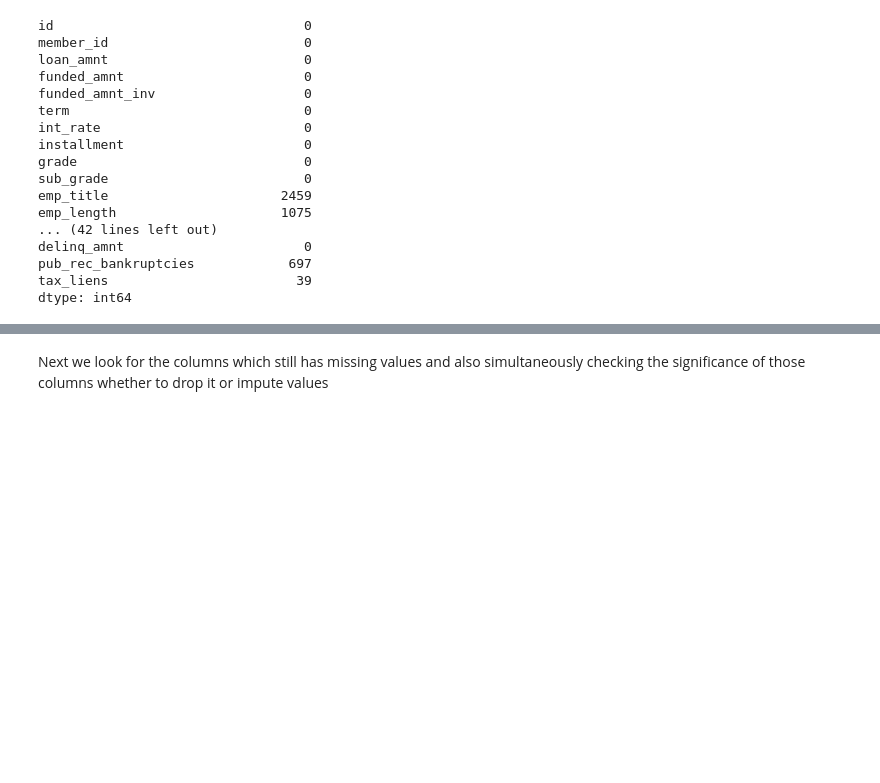
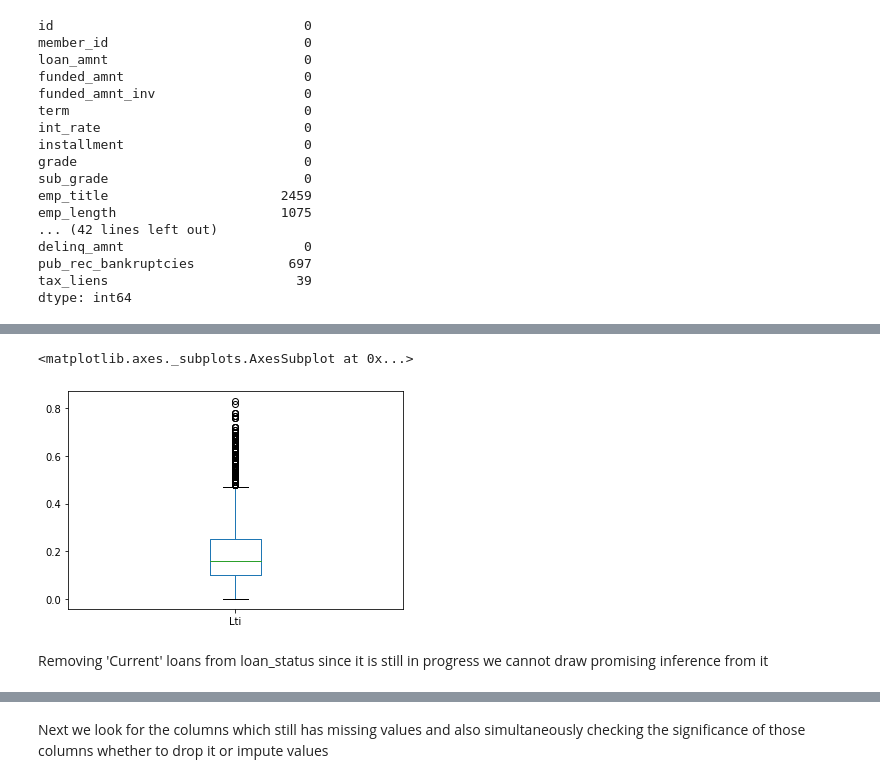
Before and after one commit to bakhortech/LendingClubCaseStudy, a Jupyter notebook: LendingClubCS.ipynb, the cells around one changed output, grey strips where cells are left out. Cells and saved outputs as stored; diff of their text form; code cells hidden in the pictures; blank space fills up the shorter version.

```diff
--- a/LendingClubCS.ipynb
+++ b/LendingClubCS.ipynb
@@ -129,0 +228,7 @@ df.term=df.term.apply(lambda x: int(x.split()[0]))
+# %%
+#fixing emp_length column
+df.emp_length=df.emp_length.apply(lambda x: str(x).split()[0])
+df.emp_length=df.emp_length.replace('10+','10')
+df.emp_length=df.emp_length.replace('<','0')
+# %%
+df=df[df.emp_length!= 'nan']
@@ -129,0 +237,11 @@ df.term=df.term.apply(lambda x: int(x.split()[0]))
+# %%
+#data driven derived metrics from loan_amnt & annual_inc
+df['Lti']=round(df.loan_amnt/df.annual_inc,2)
+# %%
+#we see a lot of outliers are present above 50%
+df.Lti.plot.box()
+# %% [output]
+<matplotlib.axes._subplots.AxesSubplot at 0x...>
+[figure, added]
+# %% [markdown]
+Removing 'Current' loans from loan_status since it is still in progress we cannot draw promising inference from it
```
Also changed, not shown: parts of 91 cells of this notebook.
